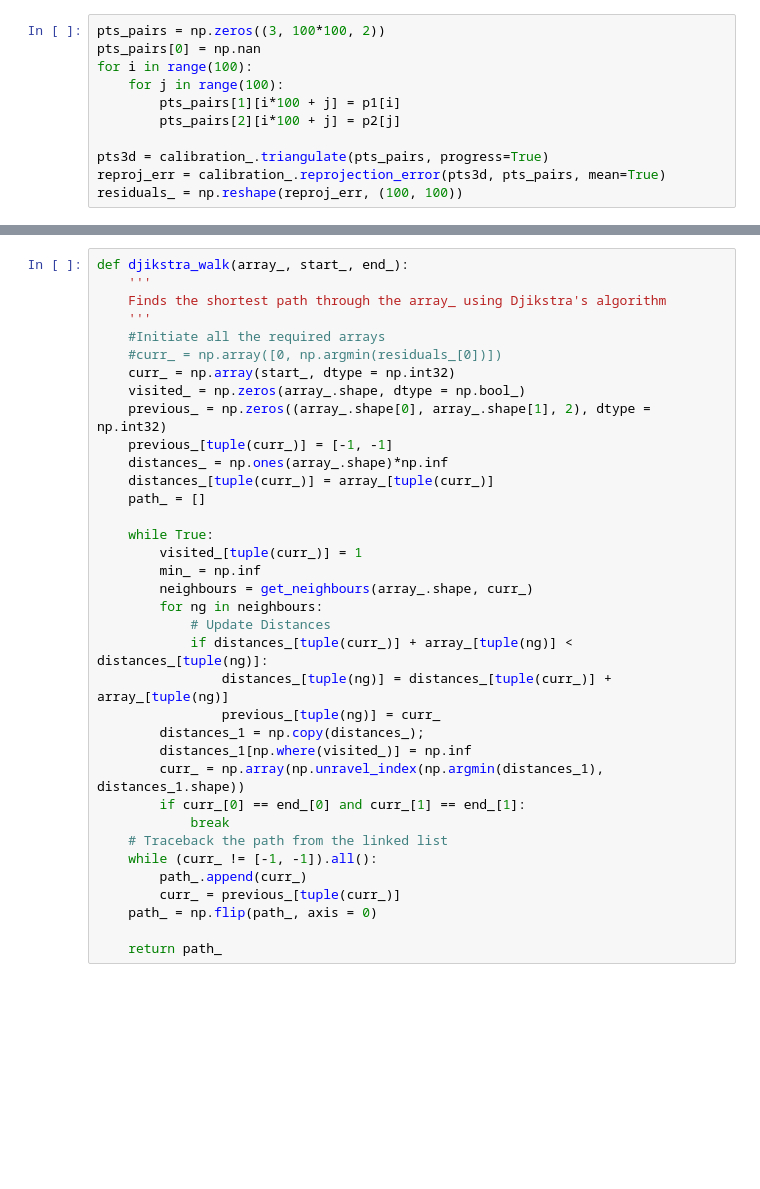
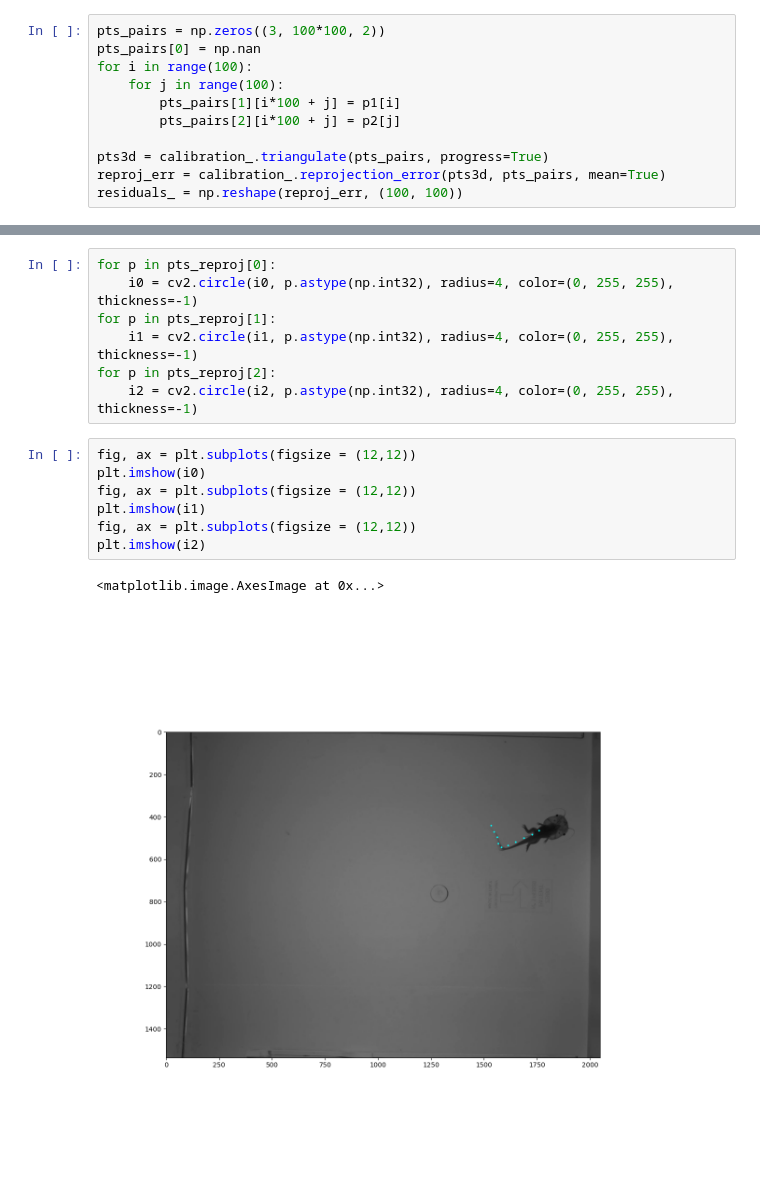
Before and after one commit to aiyeraditya/Annotate_Tadpole_Tablet, a Jupyter notebook: TailMatch.ipynb, the cells around one changed output, grey strips where cells are left out. Saved outputs shown, nothing was run; the diff lists cells and outputs as text; blank space fills up the shorter version.

```diff
--- a/TailMatch.ipynb
+++ b/TailMatch.ipynb
@@ -116,36 +158,17 @@ print(calibration_.reprojection_error(tail3d, pts_, mean = True))
 # %%
-def djikstra_walk(array_, start_, end_):
-    '''
-    Finds the shortest path through the array_ using Djikstra's algorithm
-    '''
-    #Initiate all the required arrays
-    #curr_ = np.array([0, np.argmin(residuals_[0])])
-    curr_ = np.array(start_, dtype = np.int32)
-    visited_ = np.zeros(array_.shape, dtype = np.bool_)
-    previous_ = np.zeros((array_.shape[0], array_.shape[1], 2), dtype = np.int32)
-    previous_[tuple(curr_)] = [-1, -1]
-    distances_ = np.ones(array_.shape)*np.inf
-    distances_[tuple(curr_)] = array_[tuple(curr_)]
-    path_ = []
-
-    while True:
-        visited_[tuple(curr_)] = 1
-        min_ = np.inf
-        neighbours = get_neighbours(array_.shape, curr_)
-        for ng in neighbours:
-            # Update Distances
-            if distances_[tuple(curr_)] + array_[tuple(ng)] < distances_[tuple(ng)]:
-                distances_[tuple(ng)] = distances_[tuple(curr_)] + array_[tuple(ng)]
-                previous_[tuple(ng)] = curr_
-        distances_1 = np.copy(distances_);
-        distances_1[np.where(visited_)] = np.inf
-        curr_ = np.array(np.unravel_index(np.argmin(distances_1), distances_1.shape))
-        if curr_[0] == end_[0] and curr_[1] == end_[1]:
-            break
-    # Traceback the path from the linked list
-    while (curr_ != [-1, -1]).all():
-        path_.append(curr_)
-        curr_ = previous_[tuple(curr_)]
-    path_ = np.flip(path_, axis = 0)
-
-    return path_
+for p in pts_reproj[0]:
+    i0 = cv2.circle(i0, p.astype(np.int32), radius=4, color=(0, 255, 255), thickness=-1)
+for p in pts_reproj[1]:
+    i1 = cv2.circle(i1, p.astype(np.int32), radius=4, color=(0, 255, 255), thickness=-1)
+for p in pts_reproj[2]:
+    i2 = cv2.circle(i2, p.astype(np.int32), radius=4, color=(0, 255, 255), thickness=-1)
+# %%
+fig, ax = plt.subplots(figsize = (12,12))
+plt.imshow(i0)
+fig, ax = plt.subplots(figsize = (12,12))
+plt.imshow(i1)
+fig, ax = plt.subplots(figsize = (12,12))
+plt.imshow(i2)
+# %% [output]
+<matplotlib.image.AxesImage at 0x...>
+[figure, added]
```
Also changed, not shown: parts of 11 cells of this notebook, 3 other files.
